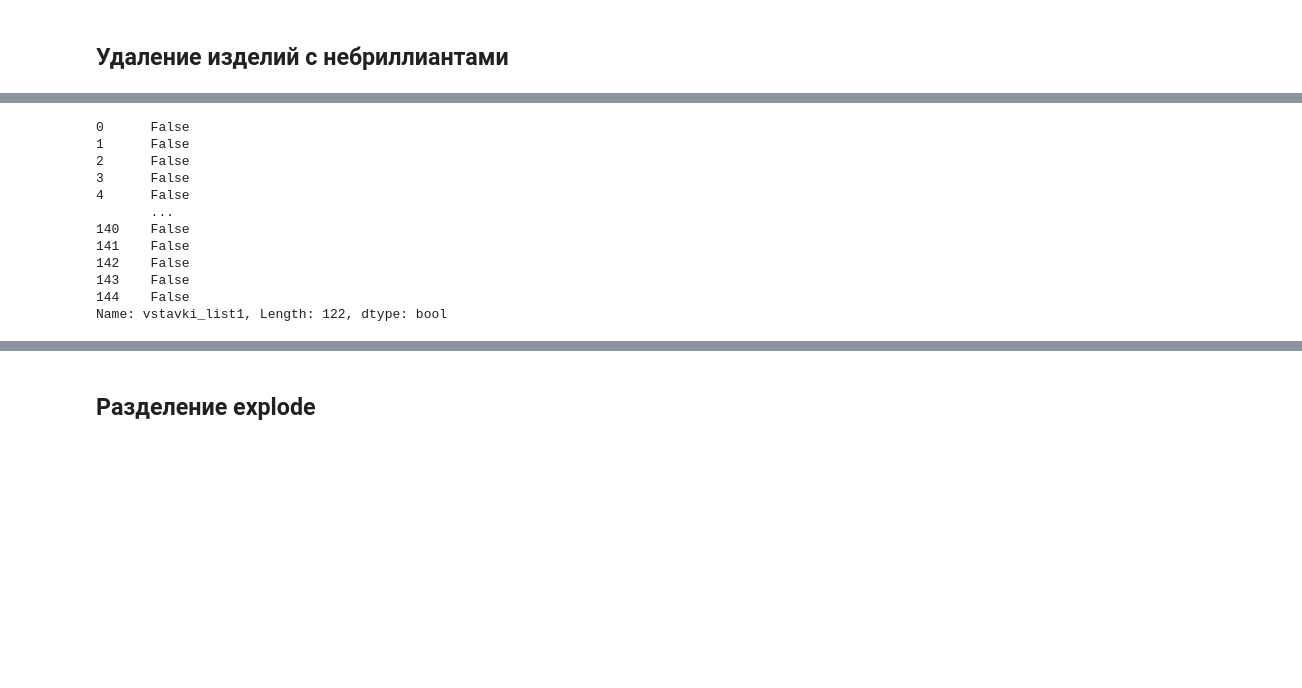
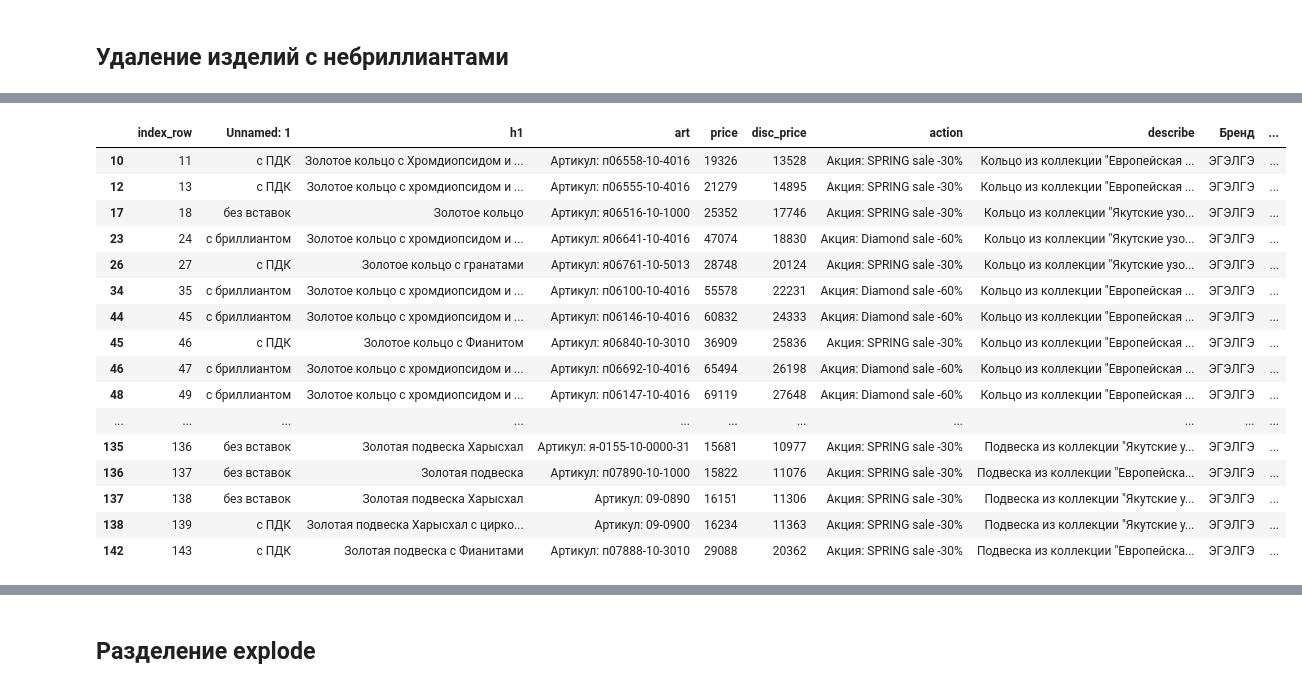
Before and after one commit to KeskilV/Parsing_NKO, a Jupyter notebook: Egelge_1after_parsing.ipynb, the cells around one changed output, grey strips where cells are left out. Cells and saved outputs as stored; diff of their text form; code cells hidden in the pictures; blank space fills up the shorter version.

```diff
--- a/Egelge_1after_parsing.ipynb
+++ b/Egelge_1after_parsing.ipynb
@@ -160,3 +187,11 @@ jewellery[~jewellery['vstavki_list1'].isna()]
+# %%
+nod = jewellery.vstavki_list1.apply(lambda l: all([0 if x.__contains__('Бр') else 1 for x in l]))
+# %%
+jewellery.loc[(nod)&(~jewellery.gems.isna()),'nomenklatura'] = 'только ПДК'
+# %%
+dapdk = jewellery.vstavki_list1.apply(lambda l: any([1 if x.__contains__('Бр') else 0 for x in l]))
+# %%
+jewellery.loc[(~onlyd)&(dapdk),'nomenklatura'] = 'бриллианты и ПДК'
 # %% [markdown]
 ## Удаление изделий с небриллиантами
 # %%
@@ -202,16 +212,0 @@ SyntaxError: invalid syntax (<ipython-input-49-35c8a158f4a5>, line 1)
-# %%
-#wow =
-jew.vstavki_list1.apply(lambda l: all([1 if x.__contains__('Бр') else 0 for x in l]))
-# %% [output]
-0      False
-1      False
-2      False
-3      False
-4      False
-       ...
-140    False
-141    False
-142    False
-143    False
-144    False
-Name: vstavki_list1, Length: 122, dtype: bool
@@ -220,3 +213,21 @@ jewellery.loc[wow].info()
 # %%
 #Записали изделия с небриллиантами
-jewellery[~wow].to_excel(sourcepath+'_failed_containsnodiamonds_'+filenamep+'.xlsx')
+jewellery[~wow]#.to_excel(sourcepath+'_failed_containsnodiamonds_'+filenamep+'.xlsx')
+# %% [output]
+|  | index_row | Unnamed: 1 | h1 | art | price | disc_price | action | describe | Бренд | ... |
+| 10 | 11 | с ПДК | Золотое кольцо с Хромдиопсидом и ... | Артикул: п06558-10-4016 | 19326 | 13528 | Акция: SPRING sale -30% | Кольцо из коллекции "Европейская ... | ЭГЭЛГЭ | ... |
+| 12 | 13 | с ПДК | Золотое кольцо с хромдиопсидом и ... | Артикул: п06555-10-4016 | 21279 | 14895 | Акция: SPRING sale -30% | Кольцо из коллекции "Европейская ... | ЭГЭЛГЭ | ... |
+| 17 | 18 | без вставок | Золотое кольцо | Артикул: я06516-10-1000 | 25352 | 17746 | Акция: SPRING sale -30% | Кольцо из коллекции "Якутские узо... | ЭГЭЛГЭ | ... |
+| 23 | 24 | с бриллиантом | Золотое кольцо с хромдиопсидом и ... | Артикул: я06641-10-4016 | 47074 | 18830 | Акция: Diamond sale -60% | Кольцо из коллекции "Якутские узо... | ЭГЭЛГЭ | ... |
+| 26 | 27 | с ПДК | Золотое кольцо с гранатами | Артикул: я06761-10-5013 | 28748 | 20124 | Акция: SPRING sale -30% | Кольцо из коллекции "Якутские узо... | ЭГЭЛГЭ | ... |
+| 34 | 35 | с бриллиантом | Золотое кольцо с хромдиопсидом и ... | Артикул: п06100-10-4016 | 55578 | 22231 | Акция: Diamond sale -60% | Кольцо из коллекции "Европейская ... | ЭГЭЛГЭ | ... |
+| 44 | 45 | с бриллиантом | Золотое кольцо с хромдиопсидом и ... | Артикул: п06146-10-4016 | 60832 | 24333 | Акция: Diamond sale -60% | Кольцо из коллекции "Европейская ... | ЭГЭЛГЭ | ... |
+| 45 | 46 | с ПДК | Золотое кольцо с Фианитом | Артикул: я06840-10-3010 | 36909 | 25836 | Акция: SPRING sale -30% | Кольцо из коллекции "Европейская ... | ЭГЭЛГЭ | ... |
+| 46 | 47 | с бриллиантом | Золотое кольцо с хромдиопсидом и ... | Артикул: п06692-10-4016 | 65494 | 26198 | Акция: Diamond sale -60% | Кольцо из коллекции "Европейская ... | ЭГЭЛГЭ | ... |
+| 48 | 49 | с бриллиантом | Золотое кольцо с хромдиопсидом и ... | Артикул: п06147-10-4016 | 69119 | 27648 | Акция: Diamond sale -60% | Кольцо из коллекции "Европейская ... | ЭГЭЛГЭ | ... |
+| ... | ... | ... | ... | ... | ... | ... | ... | ... | ... | ... |
+| 135 | 136 | без вставок | Золотая подвеска Харысхал | Артикул: я-0155-10-0000-31 | 15681 | 10977 | Акция: SPRING sale -30% | Подвеска из коллекции "Якутские у... | ЭГЭЛГЭ | ... |
+| 136 | 137 | без вставок | Золотая подвеска | Артикул: п07890-10-1000 | 15822 | 11076 | Акция: SPRING sale -30% | Подвеска из коллекции "Европейска... | ЭГЭЛГЭ | ... |
+| 137 | 138 | без вставок | Золотая подвеска Харысхал | Артикул: 09-0890 | 16151 | 11306 | Акция: SPRING sale -30% | Подвеска из коллекции "Якутские у... | ЭГЭЛГЭ | ... |
+| 138 | 139 | с ПДК | Золотая подвеска Харысхал с цирко... | Артикул: 09-0900 | 16234 | 11363 | Акция: SPRING sale -30% | Подвеска из коллекции "Якутские у... | ЭГЭЛГЭ | ... |
+| 142 | 143 | с ПДК | Золотая подвеска с Фианитами | Артикул: п07888-10-3010 | 29088 | 20362 | Акция: SPRING sale -30% | Подвеска из коллекции "Европейска... | ЭГЭЛГЭ | ... |
```
Also changed, not shown: parts of 36 cells of this notebook.
